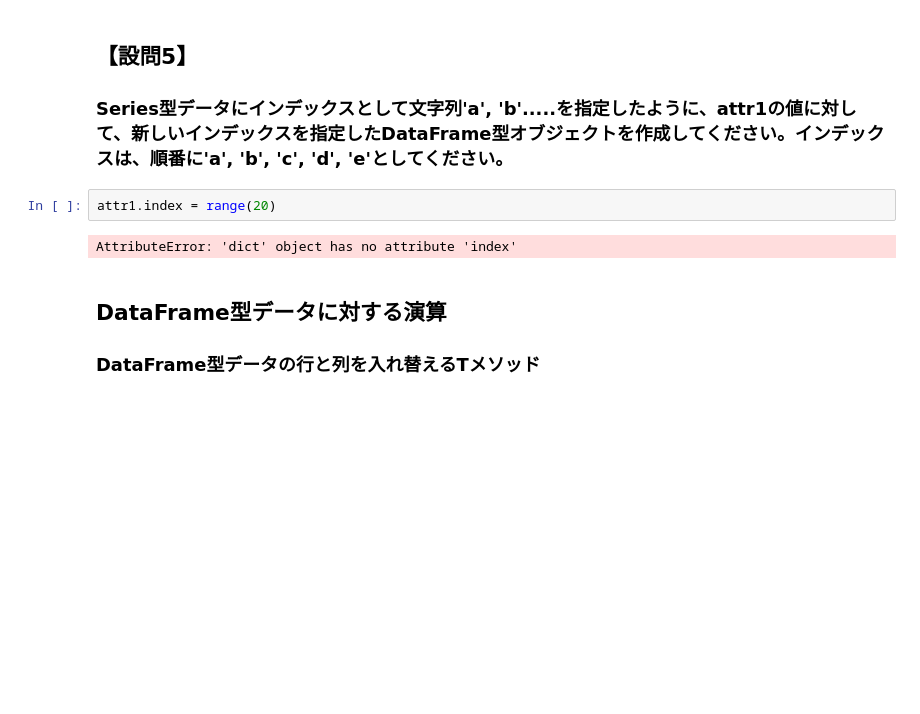
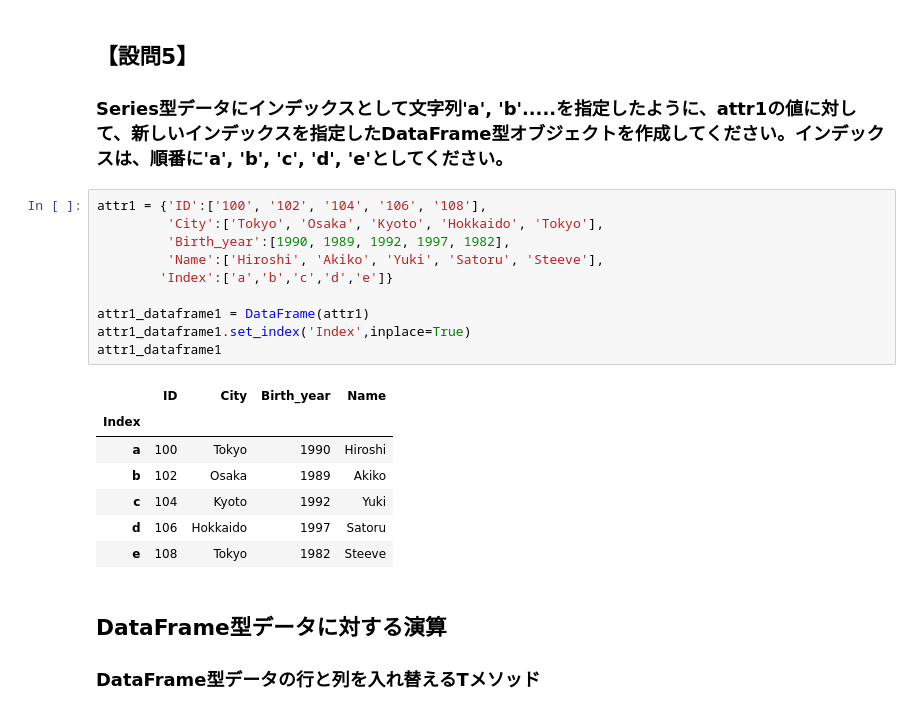
Before and after one commit to C180137/C180137_MD2, a Jupyter notebook: ML_assignment_2.ipynb, the cells around one changed output. Cells and saved outputs as stored; diff of their text form; blank space fills up the shorter version.

```diff
--- a/ML_assignment_2.ipynb
+++ b/ML_assignment_2.ipynb
@@ -196,10 +196,24 @@ attr1_dataframe1
 # %% [markdown]
 ## 【設問5】
 ### Series型データにインデックスとして文字列'a', 'b'.....を指定したように、attr1の値に対して、新しいインデックスを指定したDataFrame型オブジェクトを作成してください。インデックスは、順番に'a', 'b', 'c', 'd', 'e'としてください。
-# %%
-attr1.index = range(20)
-# %% [output]
-AttributeError: 'dict' object has no attribute 'index'
+# %%
+attr1 = {'ID':['100', '102', '104', '106', '108'],
+         'City':['Tokyo', 'Osaka', 'Kyoto', 'Hokkaido', 'Tokyo'],
+         'Birth_year':[1990, 1989, 1992, 1997, 1982],
+         'Name':['Hiroshi', 'Akiko', 'Yuki', 'Satoru', 'Steeve'],
+        'Index':['a','b','c','d','e']}
+
+attr1_dataframe1 = DataFrame(attr1)
+attr1_dataframe1.set_index('Index',inplace=True)
+attr1_dataframe1
+# %% [output]
+|  | ID | City | Birth_year | Name |
+| Index |  |  |  |  |
+| a | 100 | Tokyo | 1990 | Hiroshi |
+| b | 102 | Osaka | 1989 | Akiko |
+| c | 104 | Kyoto | 1992 | Yuki |
+| d | 106 | Hokkaido | 1997 | Satoru |
+| e | 108 | Tokyo | 1982 | Steeve |
 # %% [markdown]
 ## DataFrame型データに対する演算
 
```
Also changed, not shown: parts of 15 cells of this notebook.
